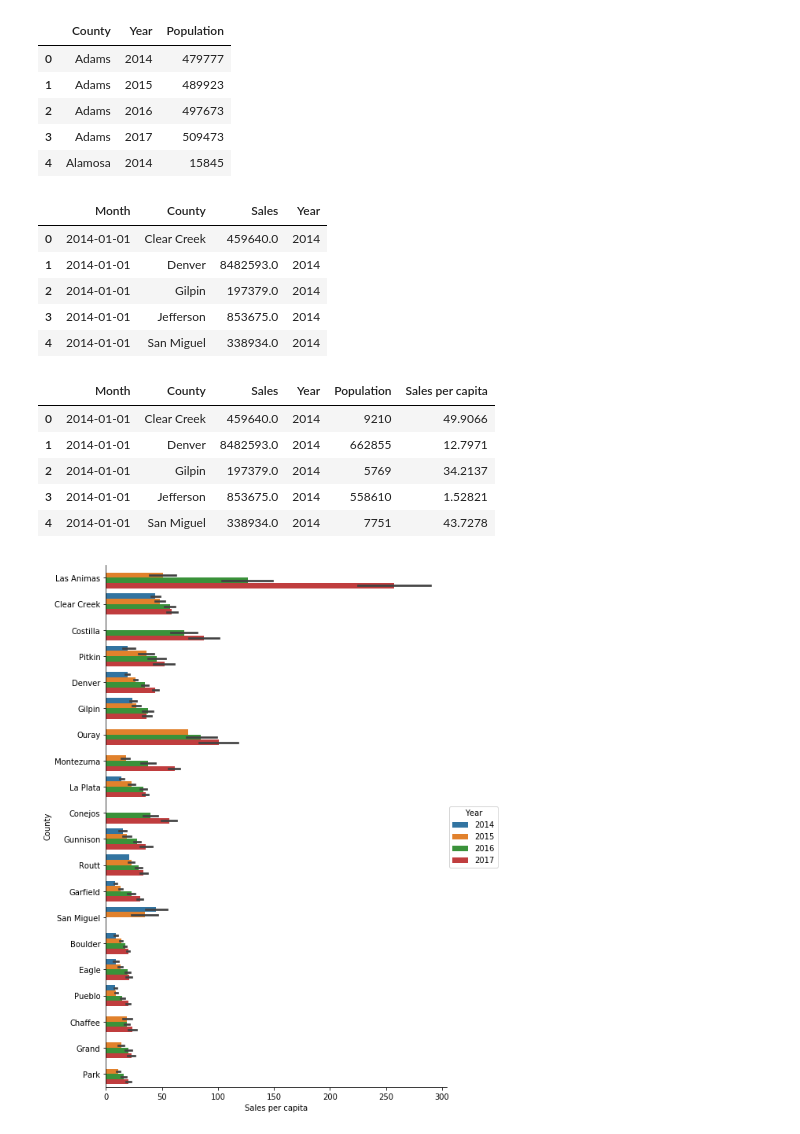
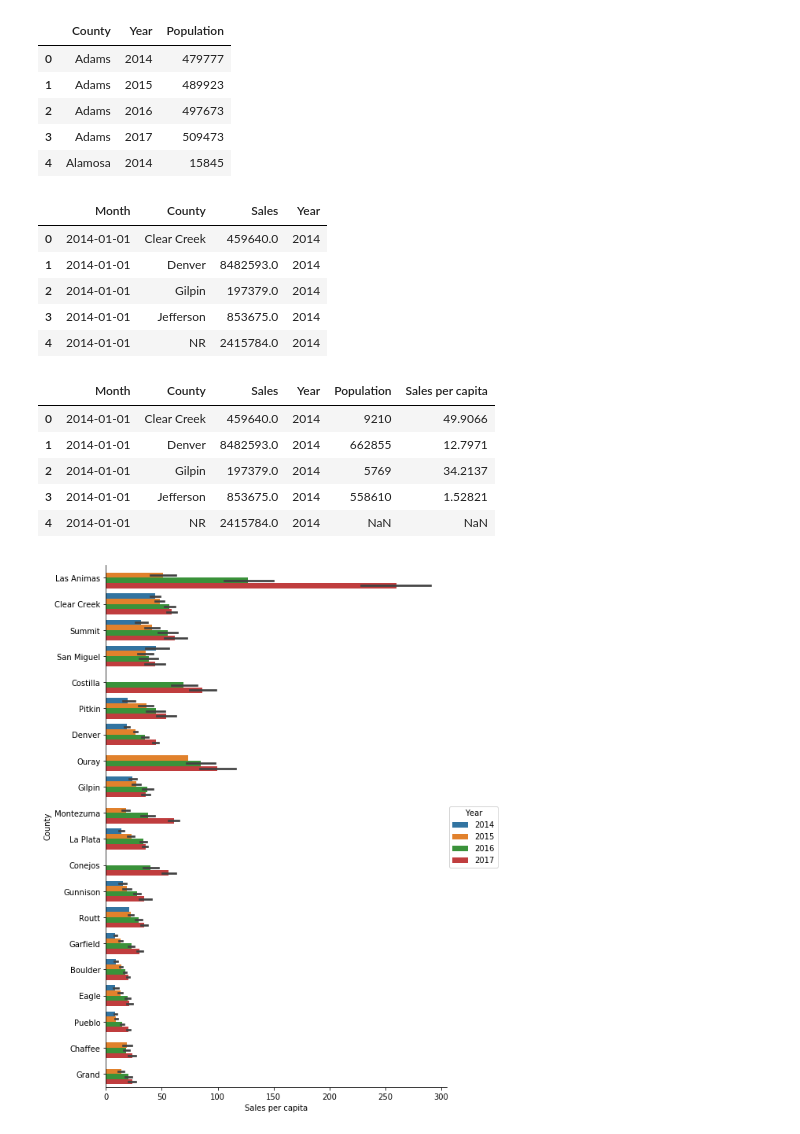
Before and after one commit to brianckeegan/cannabis_data, a Jupyter notebook: CO_Marijuana_Sales_Data.ipynb, the cells around one changed output. Cells and saved outputs as stored; diff of their text form; code cells hidden in the pictures.

```diff
--- a/CO_Marijuana_Sales_Data.ipynb
+++ b/CO_Marijuana_Sales_Data.ipynb
@@ -36,8 +36,11 @@ for year in range(14,18):
     for month in range(1,13):
         try:
             url = 'https://www.colorado.gov/pacific/sites/default/files/{0:02d}{1}_MarijuanaSalesReport%20PUBLISH.xlsx'.format(month,year)
-            data_dict['20{0}-{1:02d}'.format(year,month)] = pd.read_excel(url)
+            _df = pd.read_excel(url)
+            _df.to_csv('{0}-20{1}.csv'.format(month,year))
+            data_dict['20{0}-{1:02d}'.format(year,month)] = _df
         except requests.exceptions.HTTPError:
+            print("Error in {0}-20{1}".format(month,year))
             break
 # %% [markdown]
 Write a function to clean up the Excel and turn it into tidier, long data.
@@ -515,7 +546,7 @@ population_df.head()
 # %%
 monthly_retail_sales_df = wide_df.loc['Retail'].stack().reset_index()
 monthly_retail_sales_df.columns = ['Month','County','Sales']
-monthly_retail_sales_df['Year'] = retail_sales_df['Month'].apply(lambda x:x.year)
+monthly_retail_sales_df['Year'] = monthly_retail_sales_df['Month'].apply(lambda x:x.year)
 monthly_retail_sales_df.head()
 # %% [output]
 |  | Month | County | Sales | Year |
@@ -523,12 +554,12 @@ monthly_retail_sales_df.head()
 | 1 | 2014-01-01 | Denver | 8482593.0 | 2014 |
 | 2 | 2014-01-01 | Gilpin | 197379.0 | 2014 |
 | 3 | 2014-01-01 | Jefferson | 853675.0 | 2014 |
-| 4 | 2014-01-01 | San Miguel | 338934.0 | 2014 |
+| 4 | 2014-01-01 | NR | 2415784.0 | 2014 |
 # %%
 combined_monthly_sales_pop_df = pd.merge(monthly_retail_sales_df,population_df,
                                          left_on=['County','Year'],right_on=['County','Year'],
                                          how='left')
-combined_monthly_sales_pop_df['Sales per capita'] = combined_monthly_sales_pop_df['Sales']/combined_sales_pop_df['Population']
+combined_monthly_sales_pop_df['Sales per capita'] = combined_monthly_sales_pop_df['Sales']/combined_monthly_sales_pop_df['Population']
 combined_monthly_sales_pop_df.to_csv('monthly_sales_per_capita.csv',encoding='utf8',index=False)
 combined_monthly_sales_pop_df.head()
 # %% [output]
@@ -537,13 +568,13 @@ combined_monthly_sales_pop_df.head()
 | 1 | 2014-01-01 | Denver | 8482593.0 | 2014 | 662855 | 12.7971 |
 | 2 | 2014-01-01 | Gilpin | 197379.0 | 2014 | 5769 | 34.2137 |
 | 3 | 2014-01-01 | Jefferson | 853675.0 | 2014 | 558610 | 1.52821 |
-| 4 | 2014-01-01 | San Miguel | 338934.0 | 2014 | 7751 | 43.7278 |
+| 4 | 2014-01-01 | NR | 2415784.0 | 2014 | NaN | NaN |
 # %%
-top_counties = combined_sales_pop_df.groupby(['County']).agg({'Sales per capita':np.sum}).sort_values('Sales per capita',ascending=False).head(20).index
+top_counties = combined_monthly_sales_pop_df.groupby(['County']).agg({'Sales per capita':np.sum}).sort_values('Sales per capita',ascending=False).head(20).index
 # %%
-_df = combined_sales_pop_df[combined_sales_pop_df['County'].isin(top_counties)]
+_df = combined_monthly_sales_pop_df[combined_monthly_sales_pop_df['County'].isin(top_counties)]
 sb.factorplot(x='Sales per capita',y='County',hue='Year',data=_df,size=10,aspect=.75,kind='bar',order=top_counties)
 plt.savefig('monthly_sales_per_capita_by_year.pdf')
 # %% [output]
-[figure, old version]
+[figure, new version]
 # %%
```
Also changed, not shown: parts of 19 cells of this notebook.
